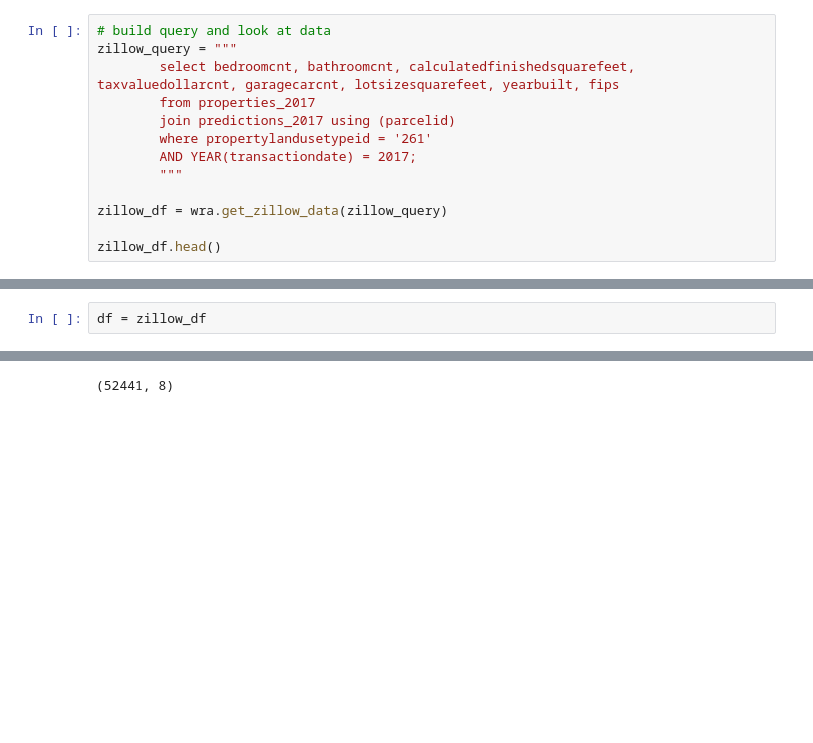
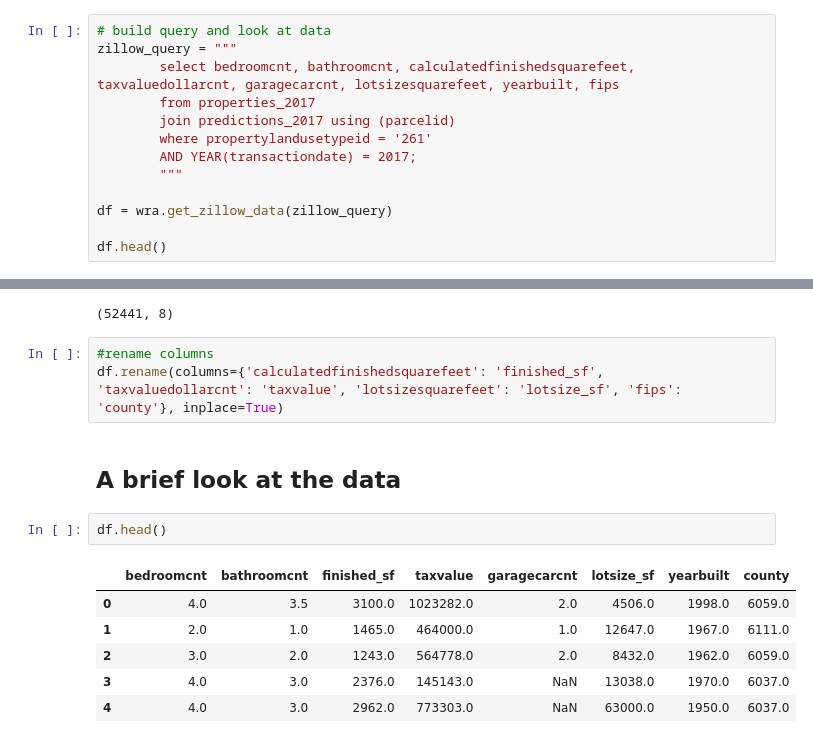
Before and after one commit to Brian-ONeil/project2_zillow, a Jupyter notebook: non_final_report.ipynb, the cells around one changed output, grey strips where cells are left out. Cells and saved outputs as stored; diff of their text form; blank space fills up the shorter version.

```diff
--- a/non_final_report.ipynb
+++ b/non_final_report.ipynb
@@ -22,9 +84,9 @@ zillow_query = """
         AND YEAR(transactiondate) = 2017;
         """
 
-zillow_df = wra.get_zillow_data(zillow_query)
+df = wra.get_zillow_data(zillow_query)
 
-zillow_df.head()
+df.head()
 # %% [output]
 |  | bedroomcnt | bathroomcnt | calculatedfinishedsquarefeet | taxvaluedollarcnt | garagecarcnt | lotsizesquarefeet | ... |
 | 0 | 4.0 | 3.5 | 3100.0 | 1023282.0 | 2.0 | 4506.0 | ... |
@@ -32,10 +94,22 @@ zillow_df.head()
 | 2 | 3.0 | 2.0 | 1243.0 | 564778.0 | 2.0 | 8432.0 | ... |
 | 3 | 4.0 | 3.0 | 2376.0 | 145143.0 | NaN | 13038.0 | ... |
 | 4 | 4.0 | 3.0 | 2962.0 | 773303.0 | NaN | 63000.0 | ... |
-# %%
-df = zillow_df
 # %%
 # see if the rows are the desired 52K
 df.shape
 # %% [output]
 (52441, 8)
+# %%
+#rename columns
+df.rename(columns={'calculatedfinishedsquarefeet': 'finished_sf', 'taxvaluedollarcnt': 'taxvalue', 'lotsizesquarefeet': 'lotsize_sf', 'fips': 'county'}, inplace=True)
+# %% [markdown]
+## A brief look at the data
+# %%
+df.head()
+# %% [output]
+|  | bedroomcnt | bathroomcnt | finished_sf | taxvalue | garagecarcnt | lotsize_sf | yearbuilt | county |
+| 0 | 4.0 | 3.5 | 3100.0 | 1023282.0 | 2.0 | 4506.0 | 1998.0 | 6059.0 |
+| 1 | 2.0 | 1.0 | 1465.0 | 464000.0 | 1.0 | 12647.0 | 1967.0 | 6111.0 |
+| 2 | 3.0 | 2.0 | 1243.0 | 564778.0 | 2.0 | 8432.0 | 1962.0 | 6059.0 |
+| 3 | 4.0 | 3.0 | 2376.0 | 145143.0 | NaN | 13038.0 | 1970.0 | 6037.0 |
+| 4 | 4.0 | 3.0 | 2962.0 | 773303.0 | NaN | 63000.0 | 1950.0 | 6037.0 |
```
Also changed, not shown: parts of 32 cells of this notebook, 2 other files.
